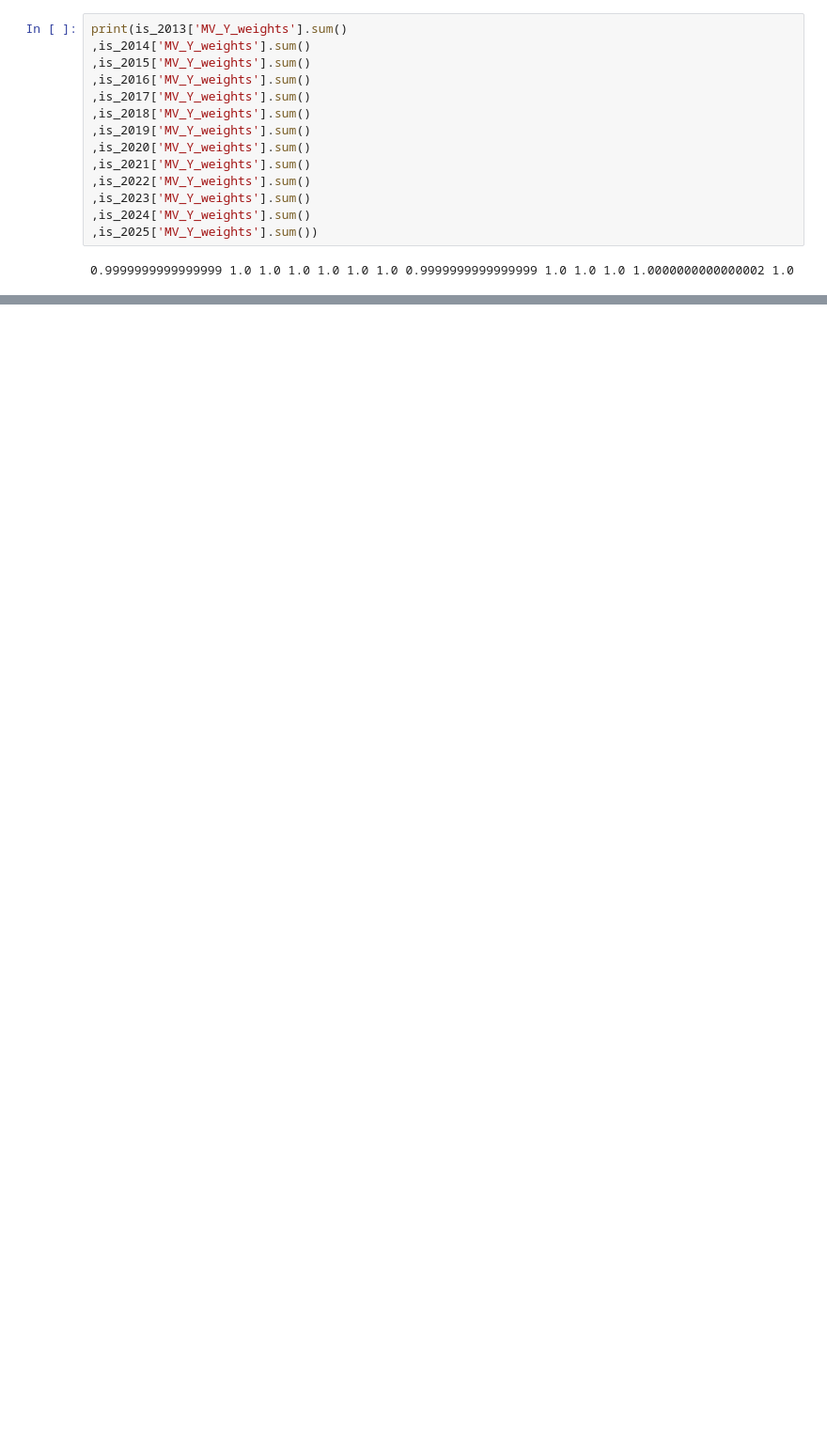
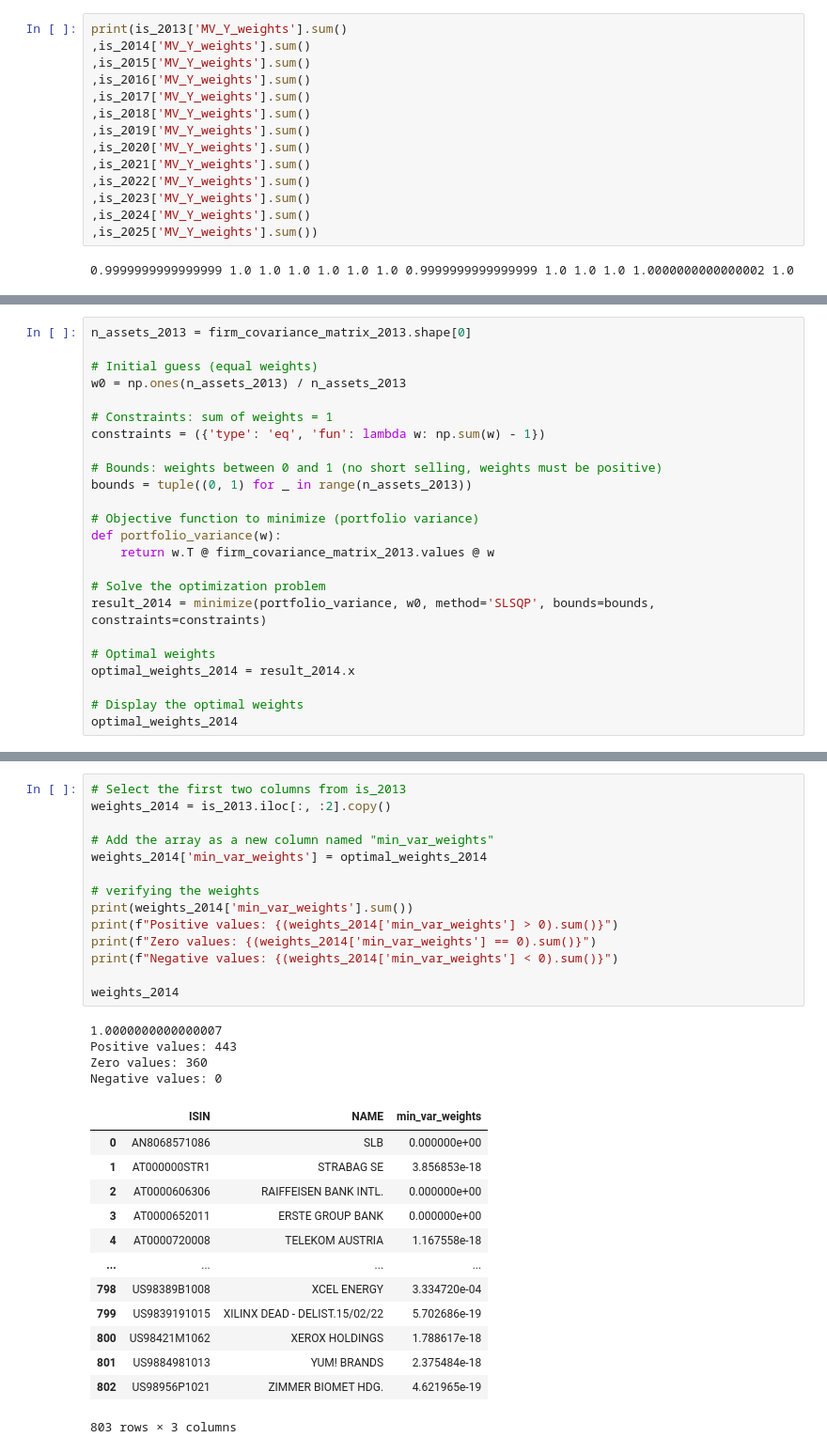
Before and after one commit to Quentinrezzo/Sustainability-Project, a Jupyter notebook: sustainability/notebook.ipynb, the cells around one changed output, grey strips where cells are left out. Shown at 94% size. Cells and saved outputs as stored; diff of their text form; blank space fills up the shorter version.

```diff
--- a/sustainability/notebook.ipynb
+++ b/sustainability/notebook.ipynb
@@ -197,0 +245,24 @@ Returns_2025
+# %%
+n_assets_2013 = firm_covariance_matrix_2013.shape[0]
+
+# Initial guess (equal weights)
+w0 = np.ones(n_assets_2013) / n_assets_2013
+
+# Constraints: sum of weights = 1
+constraints = ({'type': 'eq', 'fun': lambda w: np.sum(w) - 1})
+
+# Bounds: weights between 0 and 1 (no short selling, weights must be positive)
+bounds = tuple((0, 1) for _ in range(n_assets_2013))
+
+# Objective function to minimize (portfolio variance)
+def portfolio_variance(w):
+    return w.T @ firm_covariance_matrix_2013.values @ w
+
+# Solve the optimization problem
+result_2014 = minimize(portfolio_variance, w0, method='SLSQP', bounds=bounds, constraints=constraints)
+
+# Optimal weights
+optimal_weights_2014 = result_2014.x
+
+# Display the optimal weights
+optimal_weights_2014
@@ -197,0 +293,32 @@ Returns_2025
+# %%
+# Select the first two columns from is_2013
+weights_2014 = is_2013.iloc[:, :2].copy()
+
+# Add the array as a new column named "min_var_weights"
+weights_2014['min_var_weights'] = optimal_weights_2014
+
+# verifying the weights
+print(weights_2014['min_var_weights'].sum())
+print(f"Positive values: {(weights_2014['min_var_weights'] > 0).sum()}")
+print(f"Zero values: {(weights_2014['min_var_weights'] == 0).sum()}")
+print(f"Negative values: {(weights_2014['min_var_weights'] < 0).sum()}")
+
+weights_2014
+# %% [output]
+1.0000000000000007
+Positive values: 443
+Zero values: 360
+Negative values: 0
+|  | ISIN | NAME | min_var_weights |
+| 0 | AN8068571086 | SLB | 0.000000e+00 |
+| 1 | AT000000STR1 | STRABAG SE | 3.856853e-18 |
+| 2 | AT0000606306 | RAIFFEISEN BANK INTL. | 0.000000e+00 |
+| 3 | AT0000652011 | ERSTE GROUP BANK | 0.000000e+00 |
+| 4 | AT0000720008 | TELEKOM AUSTRIA | 1.167558e-18 |
+| ... | ... | ... | ... |
+| 798 | US98389B1008 | XCEL ENERGY | 3.334720e-04 |
+| 799 | US9839191015 | XILINX DEAD - DELIST.15/02/22 | 5.702686e-19 |
+| 800 | US98421M1062 | XEROX HOLDINGS | 1.788617e-18 |
+| 801 | US9884981013 | YUM! BRANDS | 2.375484e-18 |
+| 802 | US98956P1021 | ZIMMER BIOMET HDG. | 4.621965e-19 |
+803 rows × 3 columns
```
Also changed, not shown: parts of 10 cells of this notebook.
